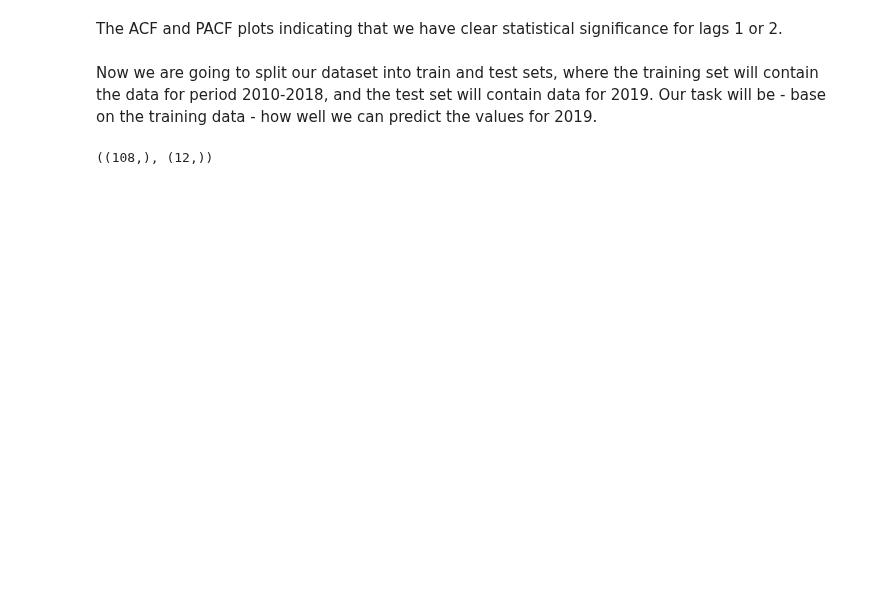
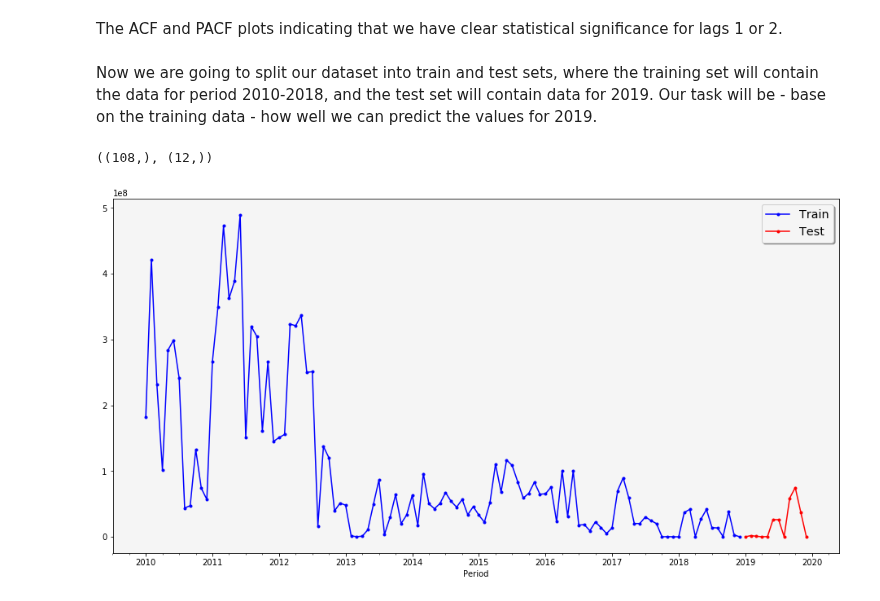
Before and after one commit to gpsyrou/Vaccines_Trade_Network, a Jupyter notebook: Jupyter_Notebooks/Vaccines_Network_JN.ipynb, the cells around one changed output. Drawn from its saved outputs; the diff is of its cells as text; code cells hidden in the pictures; blank space fills up the shorter version.

```diff
--- a/Jupyter_Notebooks/Vaccines_Network_JN.ipynb
+++ b/Jupyter_Notebooks/Vaccines_Network_JN.ipynb
@@ -415,3 +415,12 @@ train, test = tnf.split_test_train(united_kingdom_ts['Trade Value (US$)'], num_m
 train.shape, test.shape
 # %% [output]
 ((108,), (12,))
+# %%
+# Plot train and test sets
+plt.figure(figsize=(16,8))
+train.plot(marker = '.', color = 'blue', label = 'Train')
+test.plot(marker = '.', color = 'red', label = 'Test')
+plt.legend(loc = 'best', shadow = True, fontsize = 'x-large')
+plt.show()
+# %% [output]
+[figure, added]
```
Also changed, not shown: parts of 9 cells of this notebook.
